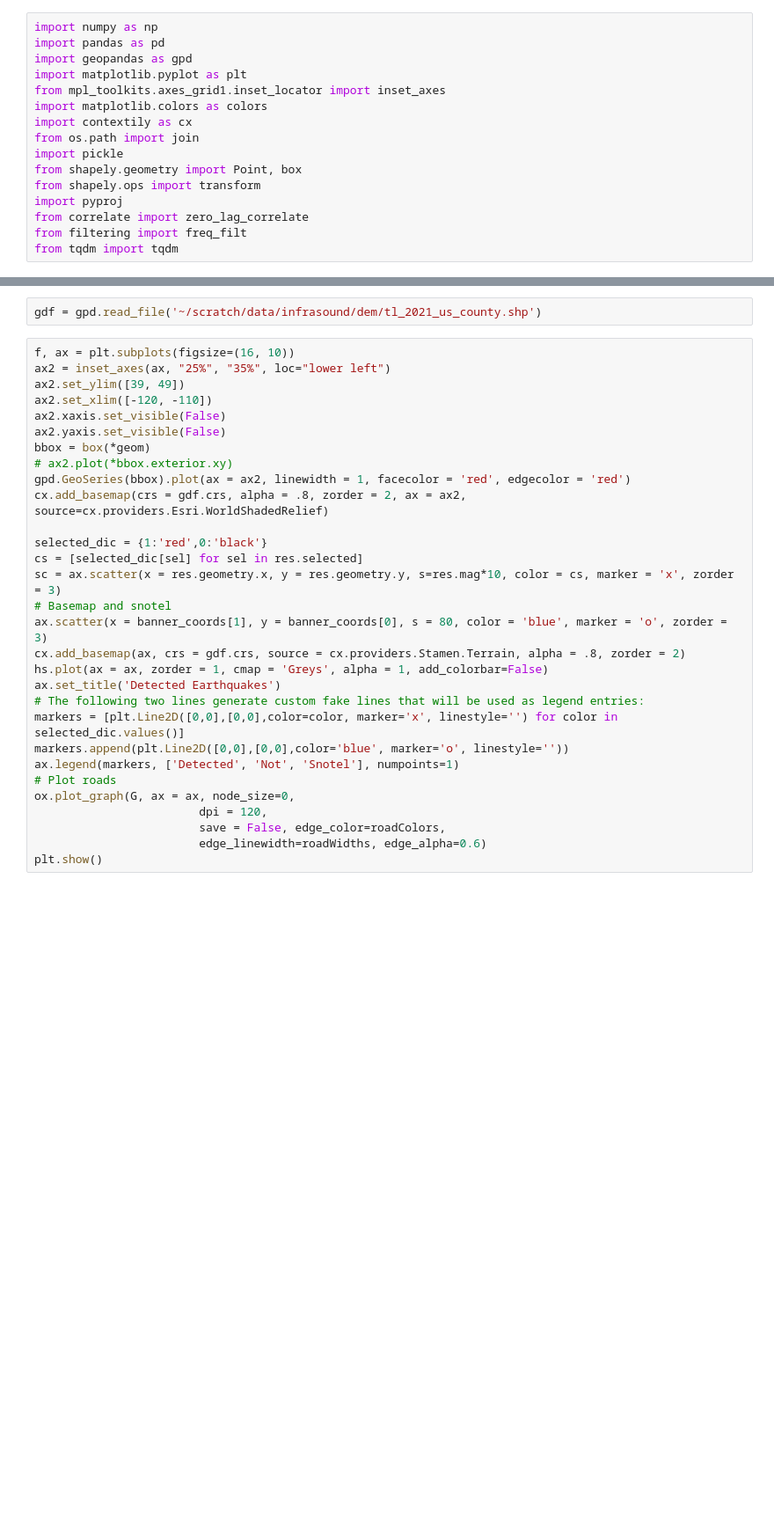
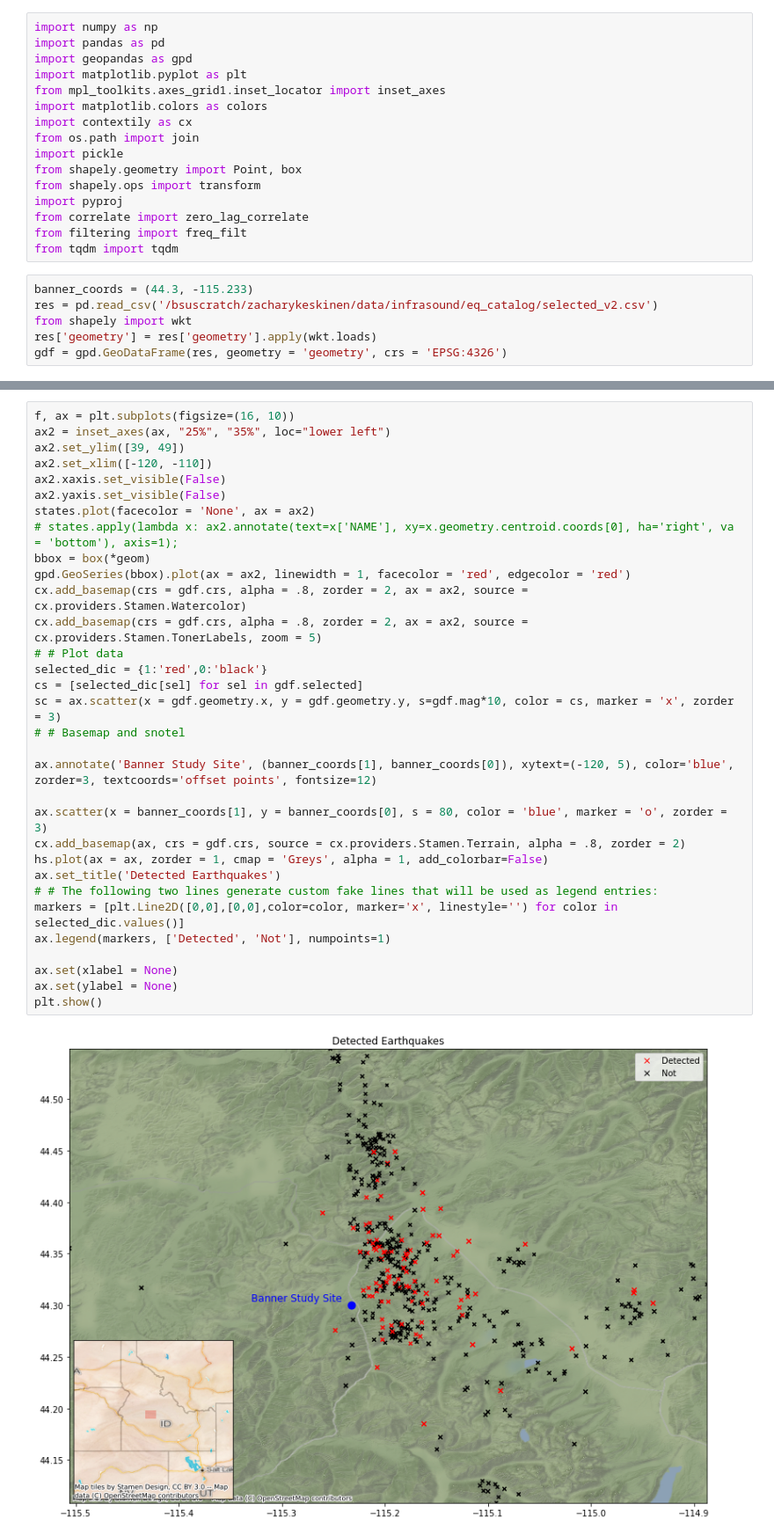
Before and after one commit to ZachHoppinen/infrasound-snow-attenuation, a Jupyter notebook: src/writing/methods.ipynb, the cells around one changed output, grey strips where cells are left out. Shown at 88% size. Drawn from its saved outputs; the diff is of its cells as text; blank space fills up the shorter version.

```diff
--- a/src/writing/methods.ipynb
+++ b/src/writing/methods.ipynb
@@ -216,6 +216,12 @@ import pyproj
 from correlate import zero_lag_correlate
 from filtering import freq_filt
 from tqdm import tqdm
+# %%
+banner_coords = (44.3, -115.233)
+res = pd.read_csv('/bsuscratch/zacharykeskinen/data/infrasound/eq_catalog/selected_v2.csv')
+from shapely import wkt
+res['geometry'] = res['geometry'].apply(wkt.loads)
+gdf = gpd.GeoDataFrame(res, geometry = 'geometry', crs = 'EPSG:4326')
 # %%
 j = 0
 n = 12
@@ -278,32 +255,34 @@ res = gpd.read_csv('/bsuscratch/zacharykeskinen/data/infrasound/eq_catalog/selec
-# %%
-gdf = gpd.read_file('~/scratch/data/infrasound/dem/tl_2021_us_county.shp')
 # %%
 f, ax = plt.subplots(figsize=(16, 10))
 ax2 = inset_axes(ax, "25%", "35%", loc="lower left")
 ax2.set_ylim([39, 49])
 ax2.set_xlim([-120, -110])
 ax2.xaxis.set_visible(False)
 ax2.yaxis.set_visible(False)
+states.plot(facecolor = 'None', ax = ax2)
+# states.apply(lambda x: ax2.annotate(text=x['NAME'], xy=x.geometry.centroid.coords[0], ha='right', va = 'bottom'), axis=1);
 bbox = box(*geom)
-# ax2.plot(*bbox.exterior.xy)
 gpd.GeoSeries(bbox).plot(ax = ax2, linewidth = 1, facecolor = 'red', edgecolor = 'red')
-cx.add_basemap(crs = gdf.crs, alpha = .8, zorder = 2, ax = ax2, source=cx.providers.Esri.WorldShadedRelief)
+cx.add_basemap(crs = gdf.crs, alpha = .8, zorder = 2, ax = ax2, source = cx.providers.Stamen.Watercolor)
+cx.add_basemap(crs = gdf.crs, alpha = .8, zorder = 2, ax = ax2, source = cx.providers.Stamen.TonerLabels, zoom = 5)
+# # Plot data
+selected_dic = {1:'red',0:'black'}
+cs = [selected_dic[sel] for sel in gdf.selected]
+sc = ax.scatter(x = gdf.geometry.x, y = gdf.geometry.y, s=gdf.mag*10, color = cs, marker = 'x', zorder = 3)
+# # Basemap and snotel
 
-selected_dic = {1:'red',0:'black'}
-cs = [selected_dic[sel] for sel in res.selected]
-sc = ax.scatter(x = res.geometry.x, y = res.geometry.y, s=res.mag*10, color = cs, marker = 'x', zorder = 3)
-# Basemap and snotel
+ax.annotate('Banner Study Site', (banner_coords[1], banner_coords[0]), xytext=(-120, 5), color='blue', zorder=3, textcoords='offset points', fontsize=12)
+
 ax.scatter(x = banner_coords[1], y = banner_coords[0], s = 80, color = 'blue', marker = 'o', zorder = 3)
 cx.add_basemap(ax, crs = gdf.crs, source = cx.providers.Stamen.Terrain, alpha = .8, zorder = 2)
 hs.plot(ax = ax, zorder = 1, cmap = 'Greys', alpha = 1, add_colorbar=False)
 ax.set_title('Detected Earthquakes')
-# The following two lines generate custom fake lines that will be used as legend entries:
+# # The following two lines generate custom fake lines that will be used as legend entries:
 markers = [plt.Line2D([0,0],[0,0],color=color, marker='x', linestyle='') for color in selected_dic.values()]
-markers.append(plt.Line2D([0,0],[0,0],color='blue', marker='o', linestyle=''))
-ax.legend(markers, ['Detected', 'Not', 'Snotel'], numpoints=1)
-# Plot roads
-ox.plot_graph(G, ax = ax, node_size=0,
-                        dpi = 120,
-                        save = False, edge_color=roadColors,
-                        edge_linewidth=roadWidths, edge_alpha=0.6)
+ax.legend(markers, ['Detected', 'Not'], numpoints=1)
+
+ax.set(xlabel = None)
+ax.set(ylabel = None)
 plt.show()
+# %% [output]
+[figure, added]
```
Also changed, not shown: parts of 2 cells of this notebook, 4 other files.
